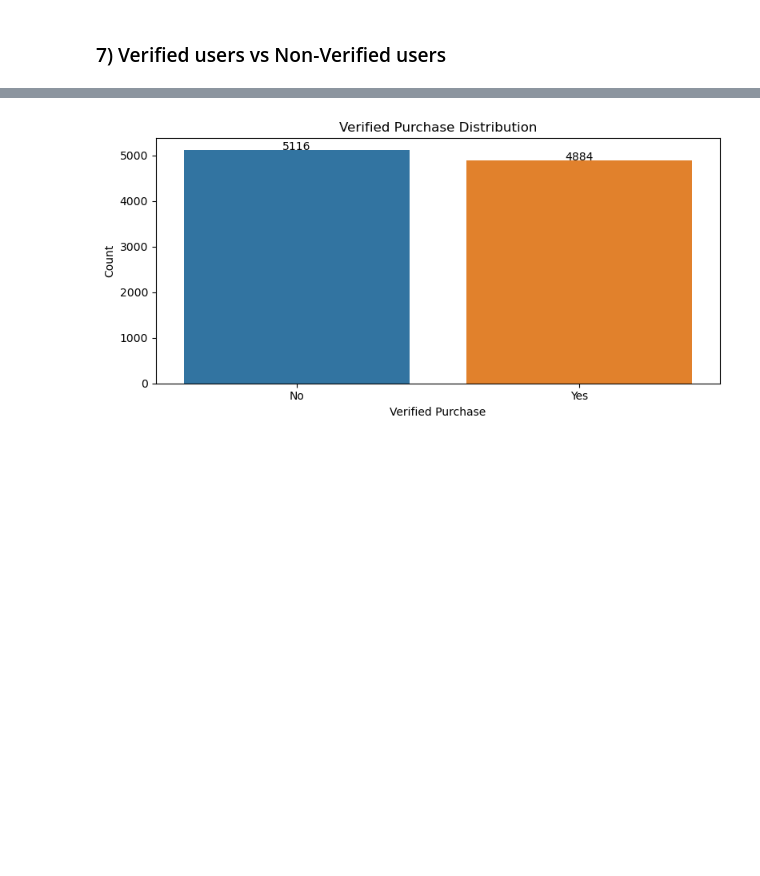
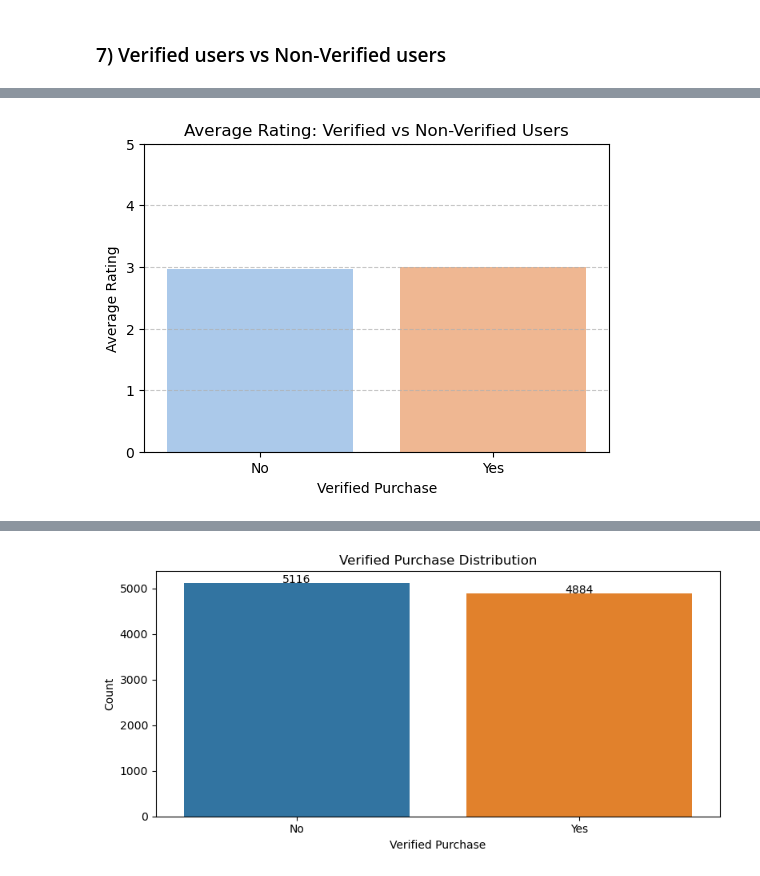
Before and after one commit to gsowndarya/ChatGPT-NLP, a Jupyter notebook: chatgpt.ipynb, the cells around one changed output, grey strips where cells are left out. Drawn from its saved outputs; the diff is of its cells as text; code cells hidden in the pictures; blank space fills up the shorter version.

```diff
--- a/chatgpt.ipynb
+++ b/chatgpt.ipynb
@@ -625,0 +609,18 @@ plt.show()
+# %%
+# Step 1: Drop rows with missing 'rating' or 'verified_purchase'
+df_cleaned = df[['verified_purchase', 'rating']].dropna()
+
+# Step 2: Group and calculate average ratings
+avg_rating_by_verification = df_cleaned.groupby('verified_purchase')['rating'].mean().dropna()
+
+# Step 3: Bar chart
+plt.figure(figsize=(6, 4))
+sns.barplot(x=avg_rating_by_verification.index, y=avg_rating_by_verification.values, palette='pastel')
+plt.ylabel('Average Rating')
+plt.xlabel('Verified Purchase')
+plt.title('Average Rating: Verified vs Non-Verified Users')
+plt.ylim(0, 5)
+plt.grid(axis='y', linestyle='--', alpha=0.7)
+plt.show()
+# %% [output]
+[figure, added]
```
Also changed, not shown: parts of 81 cells of this notebook, 1 other file.
